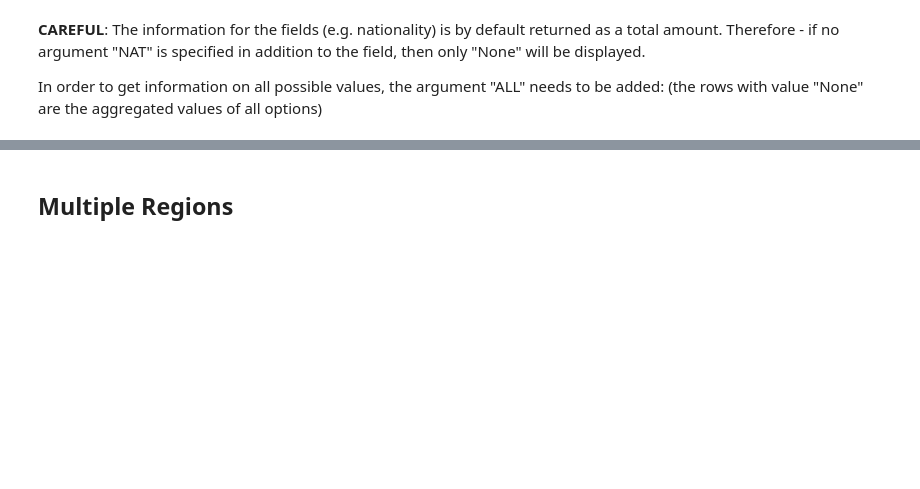
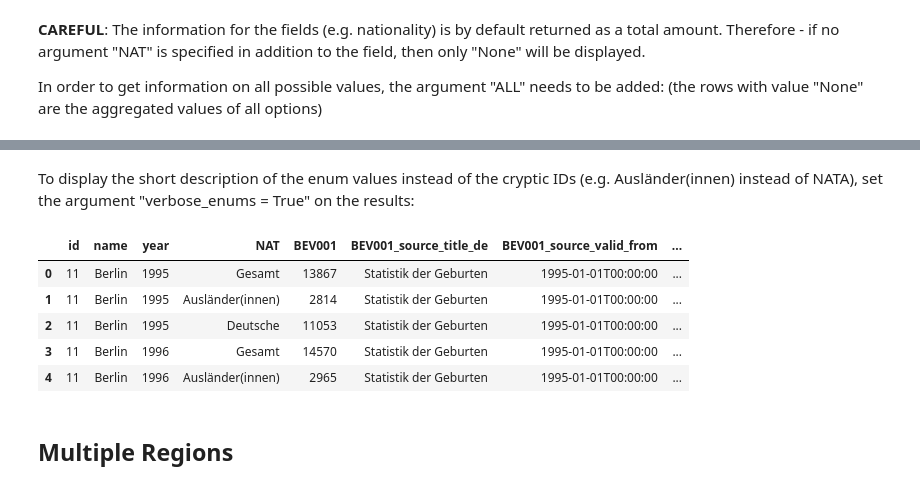
Before and after one commit to CorrelAid/datenguide-python, a Jupyter notebook: use_case/01_intro_tutorial.ipynb, the cells around one changed output, grey strips where cells are left out. Cells and saved outputs as stored; diff of their text form; code cells hidden in the pictures; blank space fills up the shorter version.

```diff
--- a/use_case/01_intro_tutorial.ipynb
+++ b/use_case/01_intro_tutorial.ipynb
@@ -227,3 +238,14 @@ query.results().head()
+# %% [markdown]
+To display the short description of the enum values instead of the cryptic IDs (e.g. Ausländer(innen) instead of NATA), set the argument "verbose_enums = True" on the results:
+# %%
+query.results(verbose_enums=True).head()
+# %% [output]
+|  | id | name | year | NAT | BEV001 | BEV001_source_title_de | BEV001_source_valid_from | ... |
+| 0 | 11 | Berlin | 1995 | Gesamt | 13867 | Statistik der Geburten | 1995-01-01T00:00:00 | ... |
+| 1 | 11 | Berlin | 1995 | Ausländer(innen) | 2814 | Statistik der Geburten | 1995-01-01T00:00:00 | ... |
+| 2 | 11 | Berlin | 1995 | Deutsche | 11053 | Statistik der Geburten | 1995-01-01T00:00:00 | ... |
+| 3 | 11 | Berlin | 1996 | Gesamt | 14570 | Statistik der Geburten | 1995-01-01T00:00:00 | ... |
+| 4 | 11 | Berlin | 1996 | Ausländer(innen) | 2965 | Statistik der Geburten | 1995-01-01T00:00:00 | ... |
 # %% [markdown]
 ## Multiple Regions
 # %% [markdown]
```
Also changed, not shown: parts of 4 cells of this notebook.
